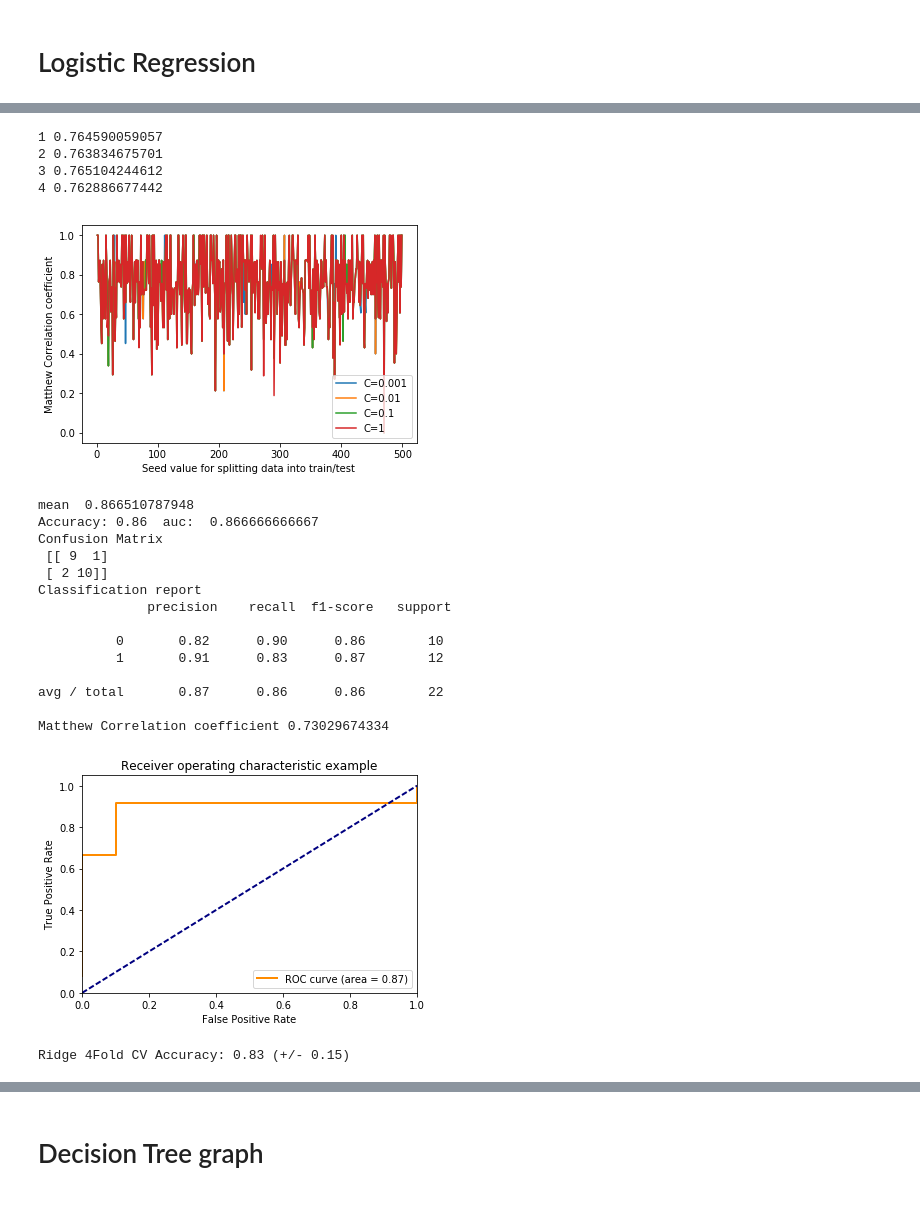
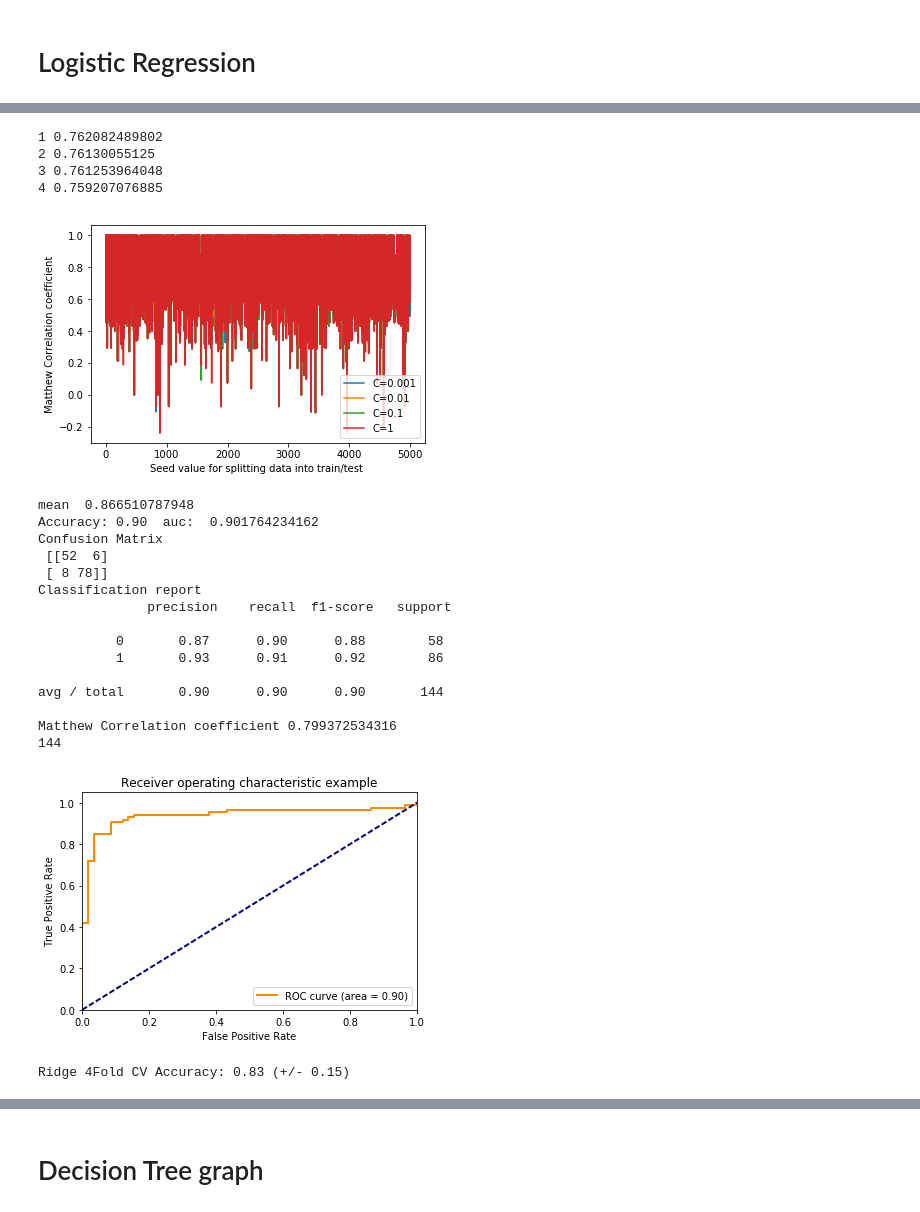
Before and after one commit to GabeOchieng/EbolaML-1, a Jupyter notebook: EbolaPrediction.ipynb, the cells around one changed output, grey strips where cells are left out. Cells and saved outputs as stored; diff of their text form; code cells hidden in the pictures.

```diff
--- a/EbolaPrediction.ipynb
+++ b/EbolaPrediction.ipynb
@@ -45,12 +47,12 @@ def findOptimalHParametersThoughtCV (model,X,y, param_grid):
     return CV_LR
 
 
-def evaluateModel (model,X_test,y_test):
+def evaluateModel (model,X_testt,y_test):
     risk_threshold=0.5
 
-    probs=  model.predict_proba(X_test)
+    probs=  model.predict_proba(X_testt)
     y_pred = [int(risk_threshold < p[1]) for p in probs]
-    print("Accuracy: %0.2f " % (model.score(X_test, y_test)),'auc: ',roc_auc_score(y_test, y_pred))
+    print("Accuracy: %0.2f " % (model.score(X_testt, y_test)),'auc: ',roc_auc_score(y_test, y_pred))
     #print("Accuracy: %0.2f (+/- %0.2f)" % (model.score(X_test, y_test).mean(), model.score(X_test, y_test).std() * 2))
     print('Confusion Matrix\n',confusion_matrix(y_test,y_pred))
     print('Classification report\n',classification_report(y_test,y_pred))
@@ -99,7 +101,8 @@ elif (choice == 2): #after model
 else:
     #data = data[['study_id','death', 'evd_ct', 'age', 'temp_triage', 'headache_triage', 'hemorrhage_triage','diarrhea_triage','jaundice_triage','vomiting_triage','abdomnial_triage','asthenia_triage']]
     #data = data[['study_id','death', 'evd_ct', 'disorientation_triage', 'jaundice_triage', 'headache_triage', 'days_admitted']]
-    data = data[['study_id','death', 'evd_ct','referral_time','headache_triage','days_admitted','anuria_triage','quarantine','disorientation_triage','abdomnial_triage','dyspnea_triage','malaria','hiccups_triage','anorexia_triage','hematochezia_triage','gynec_hemorrhage_triage','dehydration_triage']]
+    #data = data[['study_id','death', 'evd_ct','referral_time','headache_triage','days_admitted','anuria_triage','quarantine','disorientation_triage','abdomnial_triage','dyspnea_triage','malaria','hiccups_triage','anorexia_triage','hematochezia_triage','gynec_hemorrhage_triage','dehydration_triage']]
+    data = data[['study_id','death', 'evd_ct','days_admitted']]
 # %% [output]
 shape before:  (575, 67)
 # %% [markdown]
@@ -121,7 +124,7 @@ filtering = 0
 locationFilter='Kambia'
 # You can specify only year (ex:'2015'), year-month('2015-2'), year-month-day ('2016-2-19') or more (ex:2016-2-19 09:45)
 entrydateFilter = '2015-5'
-enddateFilter   = '2015-9'
+enddateFilter   = '2016-3'
 #######################################################################
 # we remove all patients with missing evd_ct.
 #2 possible causes: {1. evd- (No ebola->no death prediction) (417 cases) 2. Unknown (14 cases)}
@@ -193,8 +196,11 @@ if (filtering == 4 or filtering == 5):
 ytrue=[int(k) for k in ytrue.as_matrix()]
 #####################################################################################
 headers = X.dtypes.index
+
+###########################
+# Standadizing data lowers score so we don't use it
 #scaler = StandardScaler()
-#X= scaler.fit_transform(X)
+#X= scaler.fit_transform(X) #  Scaled data has zero mean and unit variance
 
 # Separating dataset for training and validation. CV will only be done on training set
 # Validation set will be only used for testing: real unseen data
@@ -253,7 +258,7 @@ matheus2= list()
 matheus3= list()
 matheus4= list()
 
-for i in range(1,500):
+for i in range(1,10000):
     X_train, X_test, y_train, y_test = train_test_split(X, ytrue, test_size=0.1, random_state=i)
     lg1 = LogisticRegression(C=0.02,class_weight='balanced',solver='sag')
     lg1.fit(X_train,y_train)
@@ -284,7 +289,7 @@ for i in range(1,500):
     y_pred4 = [int(0.5 < p[1]) for p in probs4]
     matheus4.append(matthews_corrcoef(y_test,y_pred4))
 
-t= list(range(1,500))
+t= list(range(1,10000))
 
 
 print('1',np.mean(matheus1))
@@ -306,47 +311,51 @@ plt.xlabel('Seed value for splitting data into train/test ')
 plt.ylabel('Matthew Correlation coefficient')
 plt.show()
 # %% [output]
-1 0.764590059057
-2 0.763834675701
-3 0.765104244612
-4 0.762886677442
+1 0.762082489802
+2 0.76130055125
+3 0.761253964048
+4 0.759207076885
-[figure, old version]
+[figure, new version]
 # %%
 res = list()
 for i in range(1,5):
     X_train, X_test, y_train, y_test = train_test_split(X, ytrue, test_size=0.15, random_state=i)
     lg = LogisticRegression(C=0.04,class_weight='balanced',solver='sag')
     lg.fit(X_train,y_train)
     probs1=  lg.predict_proba(X_test)
     y_pred1 = [int(0.5 < p[1]) for p in probs1]
     res.append(matthews_corrcoef(y_test,y_pred1))
     #print(matthews_corrcoef(y_test,y_pred1),end=',')
 
 print('\nmean ',np.mean(res))
 
-X_train, X_test, y_train, y_test = train_test_split(X, ytrue, test_size=0.15, random_state=3)
+X_train, X_test, y_train, y_test = train_test_split(X, ytrue, test_size=0.15, random_state=5)
 lg1 = LogisticRegression(C=0.04,class_weight='balanced',solver='sag')
 lg1.fit(X_train,y_train)
-predictions,probabilities= evaluateModel(lg1,X_test,y_test)
-plotroc(y_test,predictions,probabilities)
+#predictions,probabilities= evaluateModel(lg1,X_test,y_test)
+predictions,probabilities= evaluateModel(lg1,X,ytrue)
+print(len(ytrue))
+
+plotroc(ytrue,predictions,probabilities)
 
 ridge = RidgeClassifier(alpha=0.4)
 scores = cross_val_score(ridge, X, ytrue, scoring='accuracy', cv=10)
 print("Ridge 4Fold CV Accuracy: %0.2f (+/- %0.2f)" % (scores.mean(), scores.std() * 2))
 # %% [output]
 mean  0.866510787948
-Accuracy: 0.86  auc:  0.866666666667
+Accuracy: 0.90  auc:  0.901764234162
 Confusion Matrix
- [[ 9  1]
- [ 2 10]]
+ [[52  6]
+ [ 8 78]]
 Classification report
               precision    recall  f1-score   support
 
-          0       0.82      0.90      0.86        10
-          1       0.91      0.83      0.87        12
+          0       0.87      0.90      0.88        58
+          1       0.93      0.91      0.92        86
 
-avg / total       0.87      0.86      0.86        22
+avg / total       0.90      0.90      0.90       144
 
-Matthew Correlation coefficient 0.73029674334
+Matthew Correlation coefficient 0.799372534316
+144
-[figure, old version]
+[figure, new version]
 Ridge 4Fold CV Accuracy: 0.83 (+/- 0.15)
```
Also changed, not shown: parts of 28 cells of this notebook, 1 other file.
